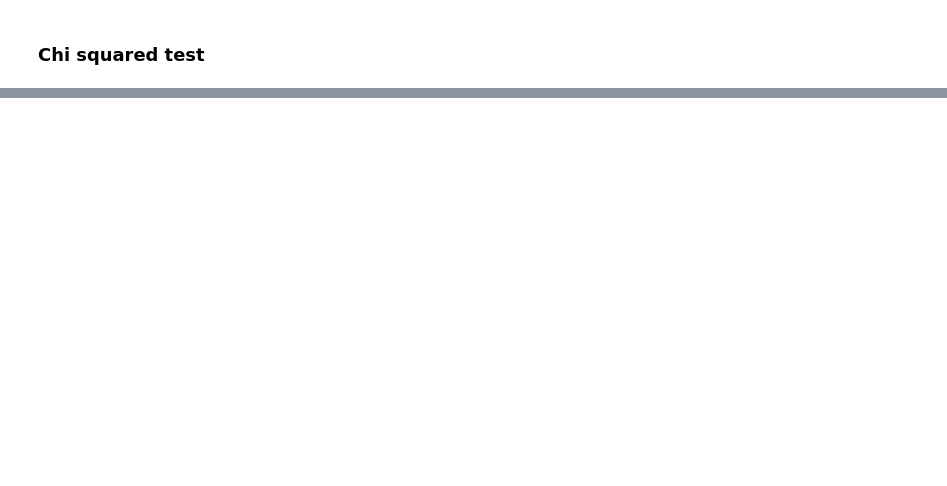
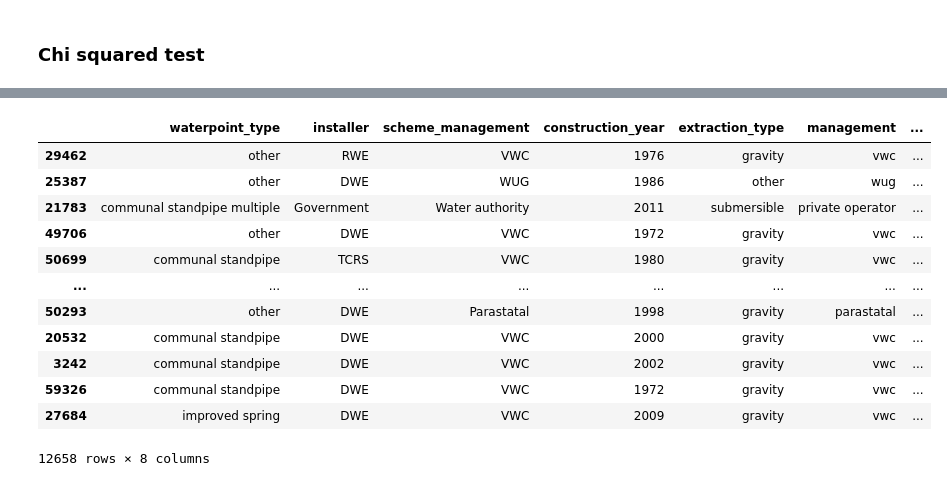
Before and after one commit to e-jager/Flatiron_project_3, a Jupyter notebook: Data_Analysis_final.ipynb, the cells around one changed output, grey strips where cells are left out. Drawn from its saved outputs; the diff is of its cells as text; code cells hidden in the pictures; blank space fills up the shorter version.

```diff
--- a/Data_Analysis_final.ipynb
+++ b/Data_Analysis_final.ipynb
@@ -266,0 +529,7 @@ for var in categorical_vars:
+# %%
+from sklearn.ensemble import RandomForestClassifier, GradientBoostingClassifier
+from sklearn.model_selection import train_test_split
+
+X = training_all[['waterpoint_type', 'installer', 'scheme_management', 'construction_year', 'extraction_type', 'management', 'quantity', 'source']]
+y = training_all['status_group']
+X_train, X_test, y_train, y_test = train_test_split(X, y, test_size=0.2, random_state=42)
@@ -266,0 +589,16 @@ for var in categorical_vars:
+# %%
+X_train
+# %% [output]
+|  | waterpoint_type | installer | scheme_management | construction_year | extraction_type | management | ... |
+| 29462 | other | RWE | VWC | 1976 | gravity | vwc | ... |
+| 25387 | other | DWE | WUG | 1986 | other | wug | ... |
+| 21783 | communal standpipe multiple | Government | Water authority | 2011 | submersible | private operator | ... |
+| 49706 | other | DWE | VWC | 1972 | gravity | vwc | ... |
+| 50699 | communal standpipe | TCRS | VWC | 1980 | gravity | vwc | ... |
+| ... | ... | ... | ... | ... | ... | ... | ... |
+| 50293 | other | DWE | Parastatal | 1998 | gravity | parastatal | ... |
+| 20532 | communal standpipe | DWE | VWC | 2000 | gravity | vwc | ... |
+| 3242 | communal standpipe | DWE | VWC | 2002 | gravity | vwc | ... |
+| 59326 | communal standpipe | DWE | VWC | 1972 | gravity | vwc | ... |
+| 27684 | improved spring | DWE | VWC | 2009 | gravity | vwc | ... |
+12658 rows × 8 columns
```
Also changed, not shown: parts of 68 cells of this notebook, 1 other file.
